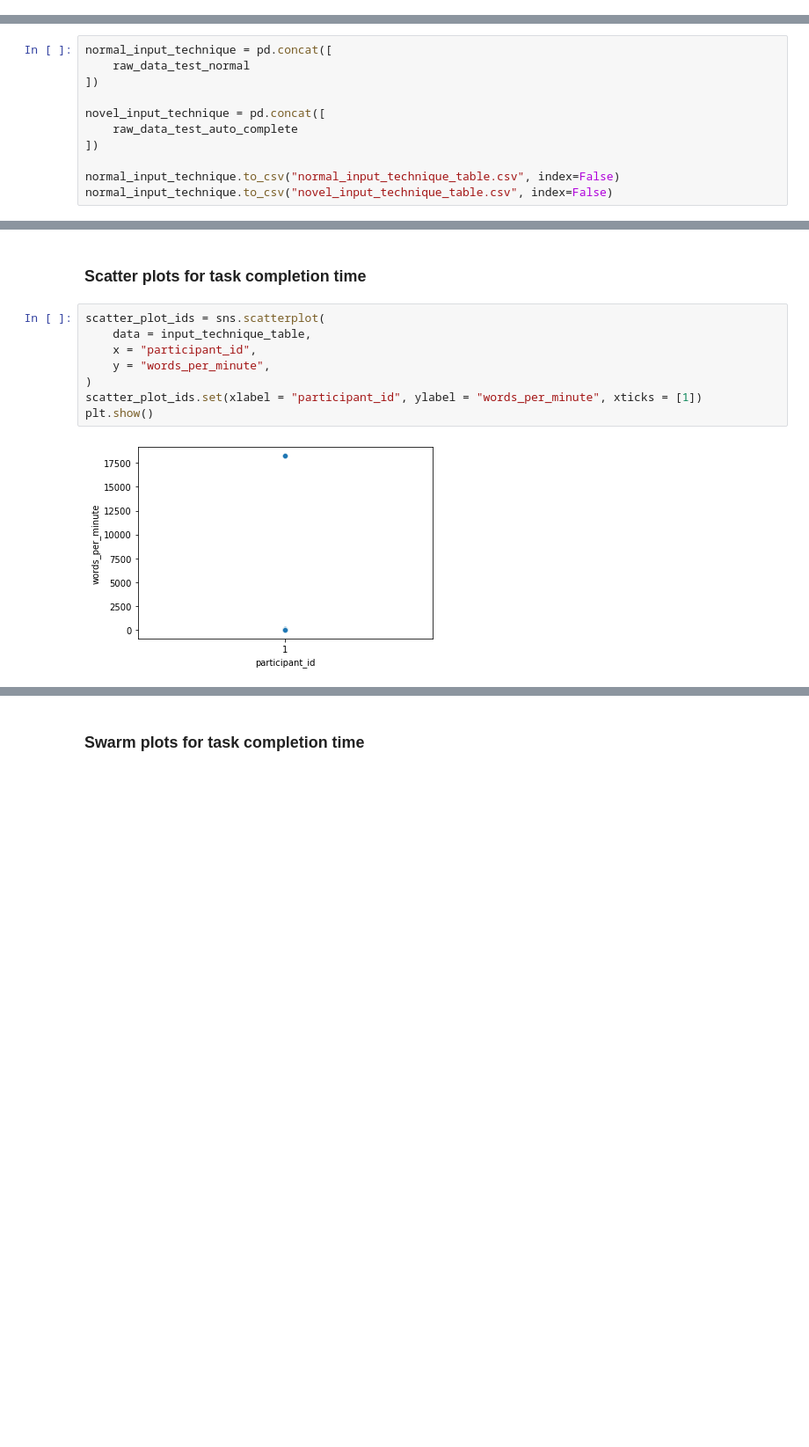
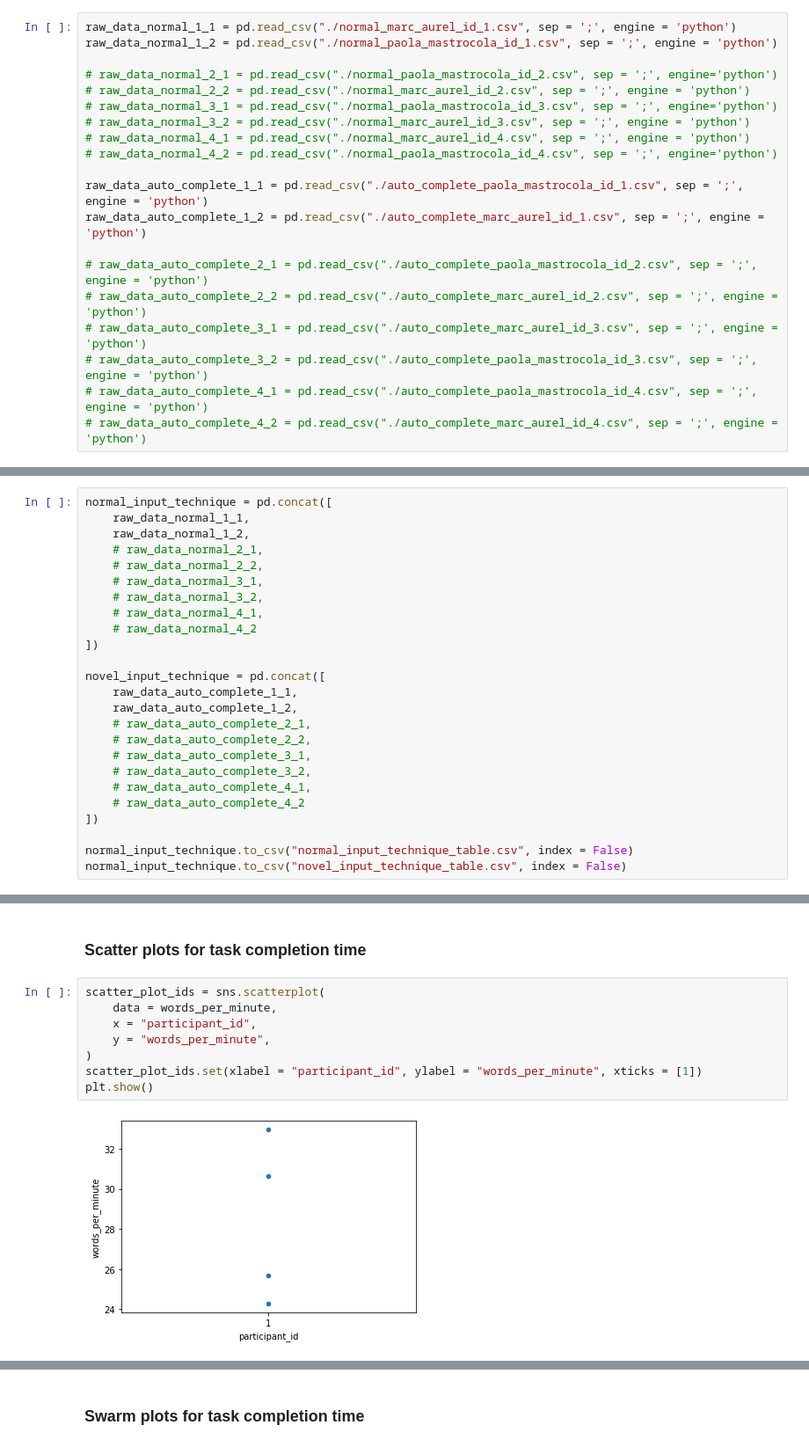
Before and after one commit to ITT-21SS-UR/assignment-5-text-entry-cs, a Jupyter notebook: experiment/analysis.ipynb, the cells around one changed output, grey strips where cells are left out. Shown at 88% size. Cells and saved outputs as stored; diff of their text form; blank space fills up the shorter version.

Commit message:
Add csv tables of a pass and update jupyter notebook.

```diff
--- a/experiment/analysis.ipynb
+++ b/experiment/analysis.ipynb
@@ -37,16 +34,50 @@ raw_data_test_normal = pd.read_csv("./test_normal.csv", sep=';', engine='python'
+# %%
+raw_data_normal_1_1 = pd.read_csv("./normal_marc_aurel_id_1.csv", sep = ';', engine = 'python')
+raw_data_normal_1_2 = pd.read_csv("./normal_paola_mastrocola_id_1.csv", sep = ';', engine = 'python')
+
+# raw_data_normal_2_1 = pd.read_csv("./normal_paola_mastrocola_id_2.csv", sep = ';', engine='python')
+# raw_data_normal_2_2 = pd.read_csv("./normal_marc_aurel_id_2.csv", sep = ';', engine = 'python')
+# raw_data_normal_3_1 = pd.read_csv("./normal_paola_mastrocola_id_3.csv", sep = ';', engine='python')
+# raw_data_normal_3_2 = pd.read_csv("./normal_marc_aurel_id_3.csv", sep = ';', engine = 'python')
+# raw_data_normal_4_1 = pd.read_csv("./normal_marc_aurel_id_4.csv", sep = ';', engine = 'python')
+# raw_data_normal_4_2 = pd.read_csv("./normal_paola_mastrocola_id_4.csv", sep = ';', engine='python')
+
+raw_data_auto_complete_1_1 = pd.read_csv("./auto_complete_paola_mastrocola_id_1.csv", sep = ';', engine = 'python')
+raw_data_auto_complete_1_2 = pd.read_csv("./auto_complete_marc_aurel_id_1.csv", sep = ';', engine = 'python')
+
+# raw_data_auto_complete_2_1 = pd.read_csv("./auto_complete_paola_mastrocola_id_2.csv", sep = ';', engine = 'python')
+# raw_data_auto_complete_2_2 = pd.read_csv("./auto_complete_marc_aurel_id_2.csv", sep = ';', engine = 'python')
+# raw_data_auto_complete_3_1 = pd.read_csv("./auto_complete_marc_aurel_id_3.csv", sep = ';', engine = 'python')
+# raw_data_auto_complete_3_2 = pd.read_csv("./auto_complete_paola_mastrocola_id_3.csv", sep = ';', engine = 'python')
+# raw_data_auto_complete_4_1 = pd.read_csv("./auto_complete_paola_mastrocola_id_4.csv", sep = ';', engine = 'python')
+# raw_data_auto_complete_4_2 = pd.read_csv("./auto_complete_marc_aurel_id_4.csv", sep = ';', engine = 'python')
 # %% [markdown]
 ### Combine the individual tables of the participants and save them
 # %%
 normal_input_technique = pd.concat([
-    raw_data_test_normal
+    raw_data_normal_1_1,
+    raw_data_normal_1_2,
+    # raw_data_normal_2_1,
+    # raw_data_normal_2_2,
+    # raw_data_normal_3_1,
+    # raw_data_normal_3_2,
+    # raw_data_normal_4_1,
+    # raw_data_normal_4_2
 ])
 
 novel_input_technique = pd.concat([
-    raw_data_test_auto_complete
+    raw_data_auto_complete_1_1,
+    raw_data_auto_complete_1_2,
+    # raw_data_auto_complete_2_1,
+    # raw_data_auto_complete_2_2,
+    # raw_data_auto_complete_3_1,
+    # raw_data_auto_complete_3_2,
+    # raw_data_auto_complete_4_1,
+    # raw_data_auto_complete_4_2
 ])
 
-normal_input_technique.to_csv("normal_input_technique_table.csv", index=False)
-normal_input_technique.to_csv("novel_input_technique_table.csv", index=False)
+normal_input_technique.to_csv("normal_input_technique_table.csv", index = False)
+normal_input_technique.to_csv("novel_input_technique_table.csv", index = False)
 # %%
 normal_input_technique
 # %% [output]
@@ -199,13 +232,13 @@ novel_input_technique.describe()  # novel input technique
 ### Scatter plots for task completion time
 # %%
 scatter_plot_ids = sns.scatterplot(
-    data = input_technique_table,
+    data = words_per_minute,
     x = "participant_id",
     y = "words_per_minute",
 )
 scatter_plot_ids.set(xlabel = "participant_id", ylabel = "words_per_minute", xticks = [1])
 plt.show()
 # %% [output]
-[figure, old version]
+[figure, new version]
 # %%
 scatter_plot_con = sns.scatterplot(
```
Also changed, not shown: parts of 28 cells of this notebook, 7 other files.
